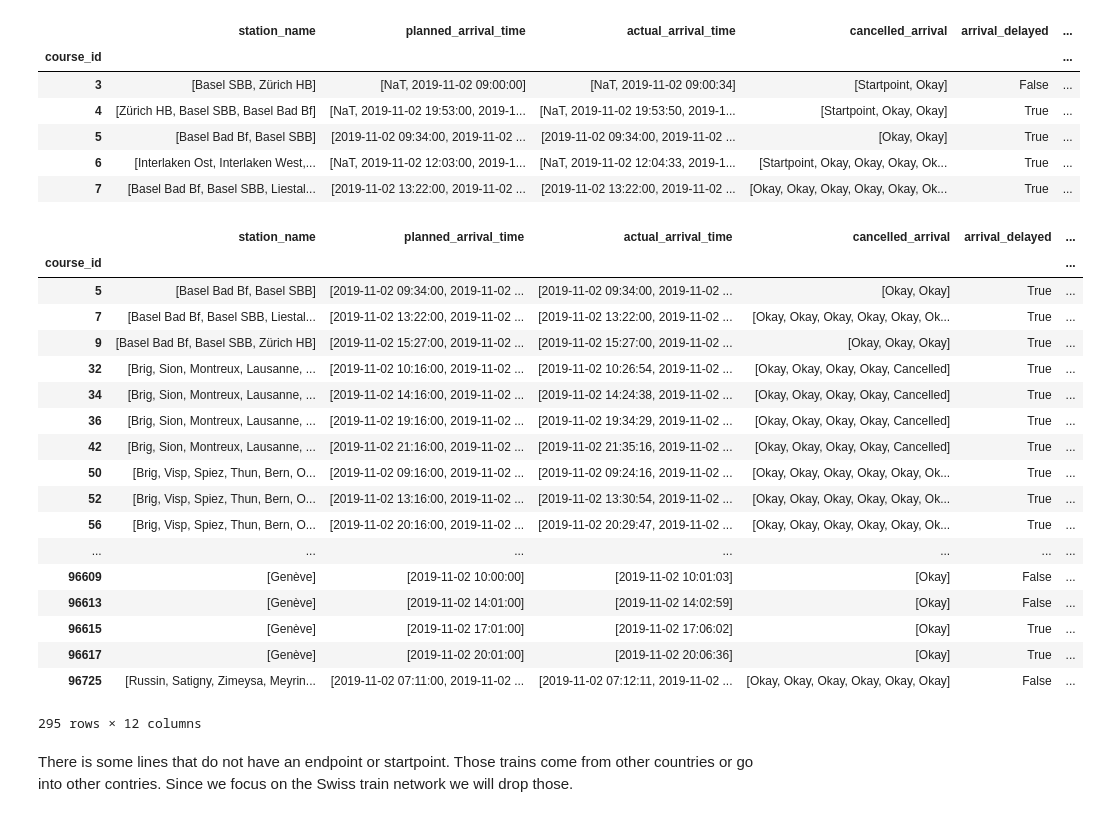
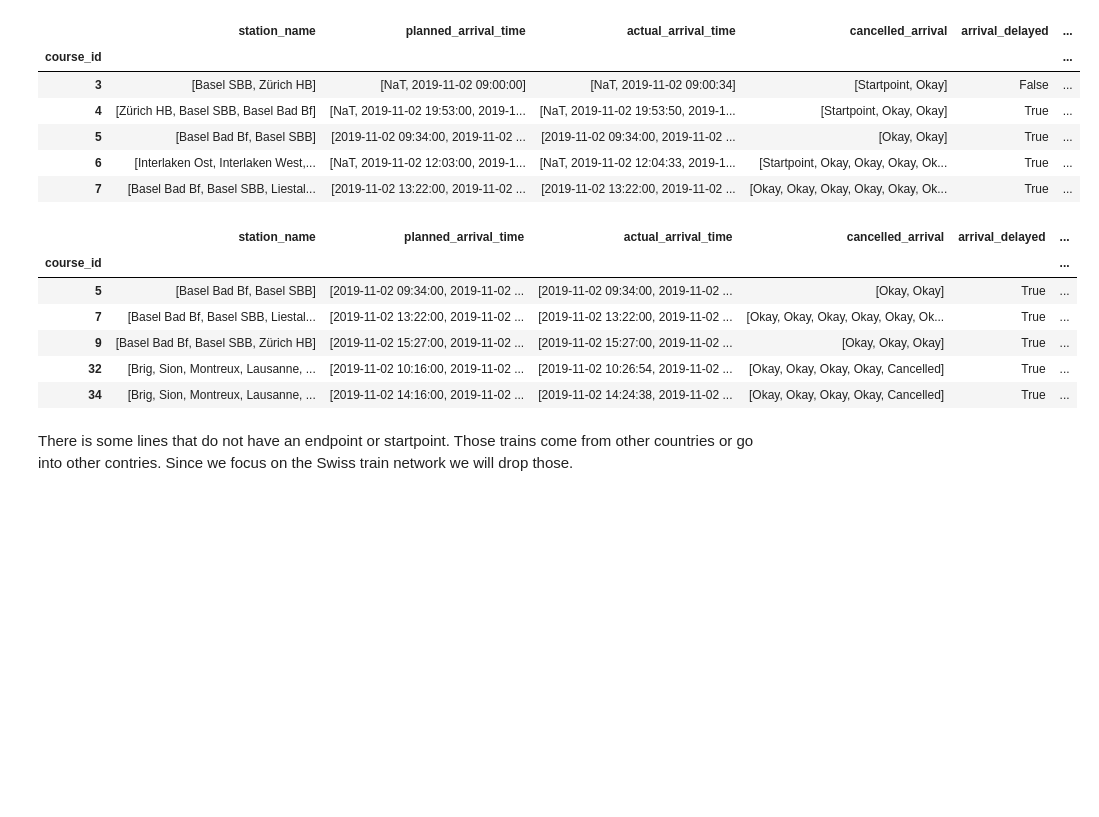
Before and after one commit to dimitriLallement/ADA-Project-2019, a Jupyter notebook: Project1.ipynb, the cells around one changed output. Saved outputs shown, nothing was run; the diff lists cells and outputs as text; code cells hidden in the pictures; blank space fills up the shorter version.

```diff
--- a/Project1.ipynb
+++ b/Project1.ipynb
@@ -227,27 +229,15 @@ dfline.head(5)
 | 6 | [Interlaken Ost, Interlaken West,... | [NaT, 2019-11-02 12:03:00, 2019-1... | [NaT, 2019-11-02 12:04:33, 2019-1... | [Startpoint, Okay, Okay, Okay, Ok... | True | ... |
 | 7 | [Basel Bad Bf, Basel SBB, Liestal... | [2019-11-02 13:22:00, 2019-11-02 ... | [2019-11-02 13:22:00, 2019-11-02 ... | [Okay, Okay, Okay, Okay, Okay, Ok... | True | ... |
 # %%
-dfline.loc[[("Startpoint" not in arr) for arr in dfline.cancelled_arrival]]
+dfline.loc[[("Startpoint" not in arr) for arr in dfline.cancelled_arrival]].head(5)
 # %% [output]
 |  | station_name | planned_arrival_time | actual_arrival_time | cancelled_arrival | arrival_delayed | ... |
 | course_id |  |  |  |  |  | ... |
 | 5 | [Basel Bad Bf, Basel SBB] | [2019-11-02 09:34:00, 2019-11-02 ... | [2019-11-02 09:34:00, 2019-11-02 ... | [Okay, Okay] | True | ... |
 | 7 | [Basel Bad Bf, Basel SBB, Liestal... | [2019-11-02 13:22:00, 2019-11-02 ... | [2019-11-02 13:22:00, 2019-11-02 ... | [Okay, Okay, Okay, Okay, Okay, Ok... | True | ... |
 | 9 | [Basel Bad Bf, Basel SBB, Zürich HB] | [2019-11-02 15:27:00, 2019-11-02 ... | [2019-11-02 15:27:00, 2019-11-02 ... | [Okay, Okay, Okay] | True | ... |
 | 32 | [Brig, Sion, Montreux, Lausanne, ... | [2019-11-02 10:16:00, 2019-11-02 ... | [2019-11-02 10:26:54, 2019-11-02 ... | [Okay, Okay, Okay, Okay, Cancelled] | True | ... |
 | 34 | [Brig, Sion, Montreux, Lausanne, ... | [2019-11-02 14:16:00, 2019-11-02 ... | [2019-11-02 14:24:38, 2019-11-02 ... | [Okay, Okay, Okay, Okay, Cancelled] | True | ... |
-| 36 | [Brig, Sion, Montreux, Lausanne, ... | [2019-11-02 19:16:00, 2019-11-02 ... | [2019-11-02 19:34:29, 2019-11-02 ... | [Okay, Okay, Okay, Okay, Cancelled] | True | ... |
-| 42 | [Brig, Sion, Montreux, Lausanne, ... | [2019-11-02 21:16:00, 2019-11-02 ... | [2019-11-02 21:35:16, 2019-11-02 ... | [Okay, Okay, Okay, Okay, Cancelled] | True | ... |
-| 50 | [Brig, Visp, Spiez, Thun, Bern, O... | [2019-11-02 09:16:00, 2019-11-02 ... | [2019-11-02 09:24:16, 2019-11-02 ... | [Okay, Okay, Okay, Okay, Okay, Ok... | True | ... |
-| 52 | [Brig, Visp, Spiez, Thun, Bern, O... | [2019-11-02 13:16:00, 2019-11-02 ... | [2019-11-02 13:30:54, 2019-11-02 ... | [Okay, Okay, Okay, Okay, Okay, Ok... | True | ... |
-| 56 | [Brig, Visp, Spiez, Thun, Bern, O... | [2019-11-02 20:16:00, 2019-11-02 ... | [2019-11-02 20:29:47, 2019-11-02 ... | [Okay, Okay, Okay, Okay, Okay, Ok... | True | ... |
-| ... | ... | ... | ... | ... | ... | ... |
-| 96609 | [Genève] | [2019-11-02 10:00:00] | [2019-11-02 10:01:03] | [Okay] | False | ... |
-| 96613 | [Genève] | [2019-11-02 14:01:00] | [2019-11-02 14:02:59] | [Okay] | False | ... |
-| 96615 | [Genève] | [2019-11-02 17:01:00] | [2019-11-02 17:06:02] | [Okay] | True | ... |
-| 96617 | [Genève] | [2019-11-02 20:01:00] | [2019-11-02 20:06:36] | [Okay] | True | ... |
-| 96725 | [Russin, Satigny, Zimeysa, Meyrin... | [2019-11-02 07:11:00, 2019-11-02 ... | [2019-11-02 07:12:11, 2019-11-02 ... | [Okay, Okay, Okay, Okay, Okay, Okay] | False | ... |
-295 rows × 12 columns
 # %% [markdown]
 There is some lines that do not have an endpoint or startpoint. Those trains come from other countries or go into other contries. Since we focus on the Swiss train network we will drop those.
 # %%
```
Also changed, not shown: parts of 7 cells of this notebook.
